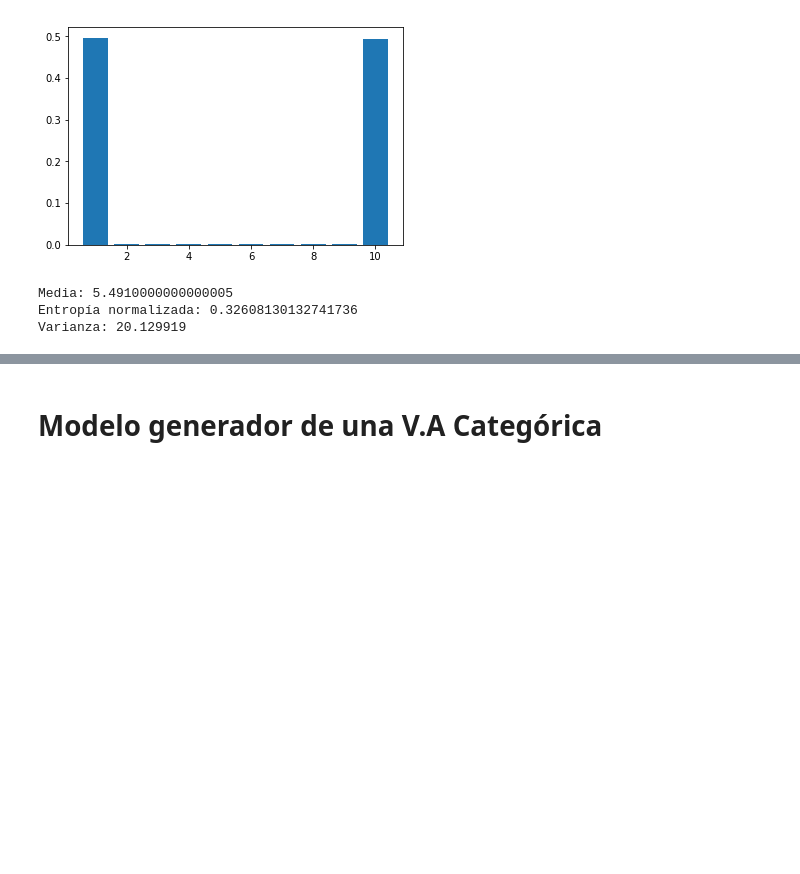
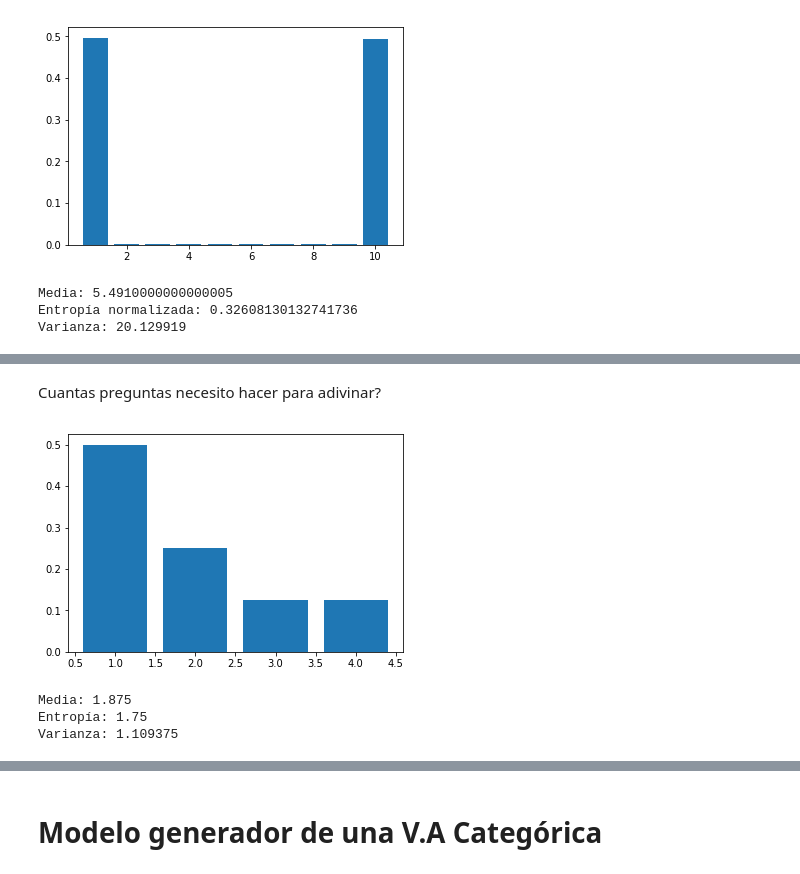
Before and after one commit to lab-pep-itba/clase-2--Probabilidad, a Jupyter notebook: 3-variable-aleatoria-categorica.ipynb, the cells around one changed output, grey strips where cells are left out. Cells and saved outputs as stored; diff of their text form; code cells hidden in the pictures; blank space fills up the shorter version.

```diff
--- a/3-variable-aleatoria-categorica.ipynb
+++ b/3-variable-aleatoria-categorica.ipynb
@@ -110,0 +161,10 @@ Varianza: 20.129919
+# %% [markdown]
+Cuantas preguntas necesito hacer para adivinar?
+# %%
+X = {1: 0.5, 2: 0.25, 3: 0.125, 4:0.125}
+analize_VA(X, normalize=False)
+# %% [output]
+[figure, added]
+Media: 1.875
+Entropía: 1.75
+Varianza: 1.109375
```
Also changed, not shown: parts of 17 cells of this notebook, 2 other files.
